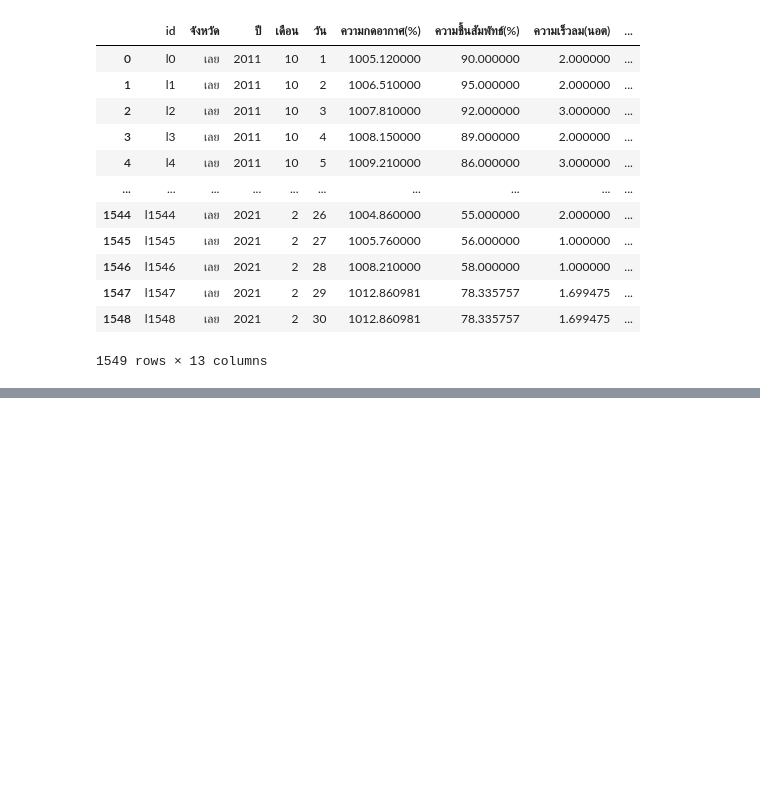
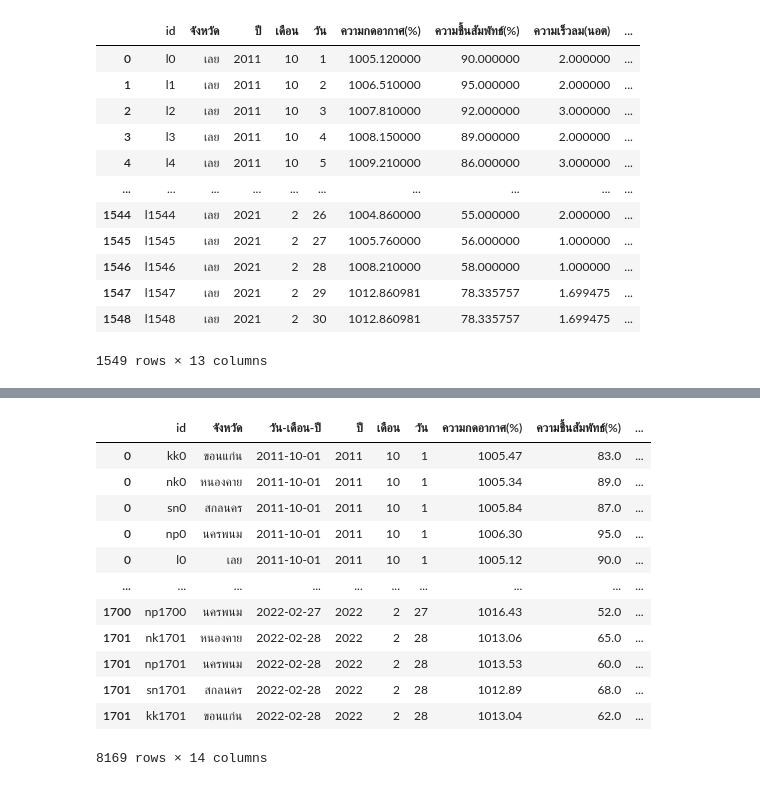
Before and after one commit to KorrawanOu/BSC_DPDM23, a Jupyter notebook: midterm_bscdpdm23.ipynb, the cells around one changed output, grey strips where cells are left out. Cells and saved outputs as stored; diff of their text form; code cells hidden in the pictures; blank space fills up the shorter version.

```diff
--- a/midterm_bscdpdm23.ipynb
+++ b/midterm_bscdpdm23.ipynb
@@ -2532,0 +2604,17 @@ Loei
+# %%
+Data = Finish.sort_values("วัน-เดือน-ปี",ascending=True) #เรียงลำดับวันเดือนปีจาก 2011-2022
+Data
+# %% [output]
+|  | id | จังหวัด | วัน-เดือน-ปี | ปี | เดือน | วัน | ความกดอากาศ(%) | ความชื้นสัมพัทธ์(%) | ... |
+| 0 | kk0 | ขอนแก่น | 2011-10-01 | 2011 | 10 | 1 | 1005.47 | 83.0 | ... |
+| 0 | nk0 | หนองคาย | 2011-10-01 | 2011 | 10 | 1 | 1005.34 | 89.0 | ... |
+| 0 | sn0 | สกลนคร | 2011-10-01 | 2011 | 10 | 1 | 1005.84 | 87.0 | ... |
+| 0 | np0 | นครพนม | 2011-10-01 | 2011 | 10 | 1 | 1006.30 | 95.0 | ... |
+| 0 | l0 | เลย | 2011-10-01 | 2011 | 10 | 1 | 1005.12 | 90.0 | ... |
+| ... | ... | ... | ... | ... | ... | ... | ... | ... | ... |
+| 1700 | np1700 | นครพนม | 2022-02-27 | 2022 | 2 | 27 | 1016.43 | 52.0 | ... |
+| 1701 | nk1701 | หนองคาย | 2022-02-28 | 2022 | 2 | 28 | 1013.06 | 65.0 | ... |
+| 1701 | np1701 | นครพนม | 2022-02-28 | 2022 | 2 | 28 | 1013.53 | 60.0 | ... |
+| 1701 | sn1701 | สกลนคร | 2022-02-28 | 2022 | 2 | 28 | 1012.89 | 68.0 | ... |
+| 1701 | kk1701 | ขอนแก่น | 2022-02-28 | 2022 | 2 | 28 | 1013.04 | 62.0 | ... |
+8169 rows × 14 columns
```
Also changed, not shown: parts of 12 cells of this notebook.
